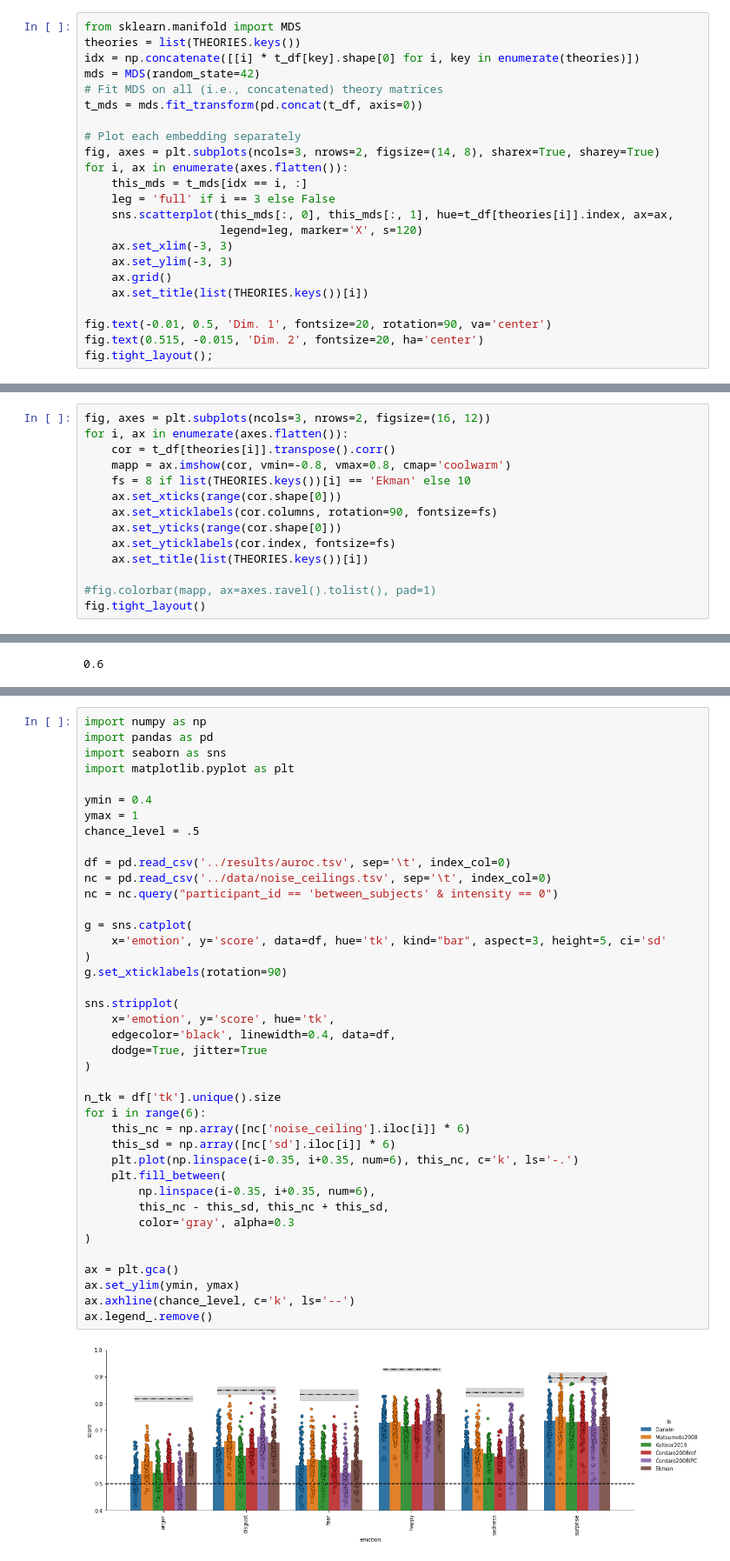
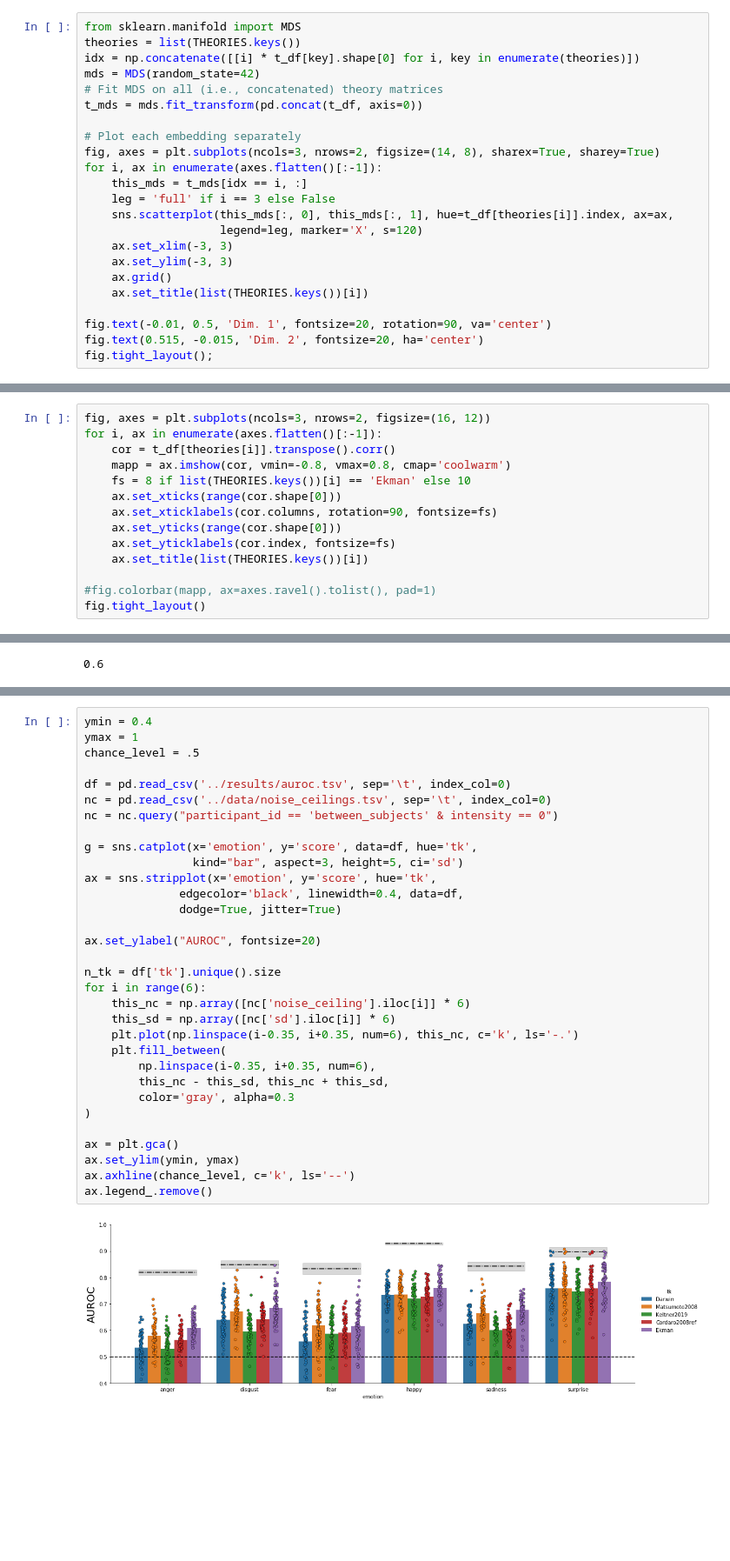
Before and after one commit to lukassnoek/hypothesis-kernel-analysis, a Jupyter notebook: notebooks/theory_kernel_analysis.ipynb, the cells around one changed output, grey strips where cells are left out. Shown at 87% size. Drawn from its saved outputs; the diff is of its cells as text; blank space fills up the shorter version.

```diff
--- a/notebooks/theory_kernel_analysis.ipynb
+++ b/notebooks/theory_kernel_analysis.ipynb
@@ -505,7 +534,7 @@ t_mds = mds.fit_transform(pd.concat(t_df, axis=0))
 
 # Plot each embedding separately
 fig, axes = plt.subplots(ncols=3, nrows=2, figsize=(14, 8), sharex=True, sharey=True)
-for i, ax in enumerate(axes.flatten()):
+for i, ax in enumerate(axes.flatten()[:-1]):
     this_mds = t_mds[idx == i, :]
     leg = 'full' if i == 3 else False
     sns.scatterplot(this_mds[:, 0], this_mds[:, 1], hue=t_df[theories[i]].index, ax=ax,
@@ -524,7 +553,7 @@ fig.tight_layout();
 And yet another way to visualize the relation of the different configurations is to look at their (high-dimensional) similarity (instead of looking at distances, as is done with MDS):
 # %%
 fig, axes = plt.subplots(ncols=3, nrows=2, figsize=(16, 12))
-for i, ax in enumerate(axes.flatten()):
+for i, ax in enumerate(axes.flatten()[:-1]):
     cor = t_df[theories[i]].transpose().corr()
     mapp = ax.imshow(cor, vmin=-0.8, vmax=0.8, cmap='coolwarm')
     fs = 8 if list(THEORIES.keys())[i] == 'Ekman' else 10
@@ -566,42 +632,34 @@ We use data from an existing dataset from Glasgow University which contains 2400
 # %%
-import numpy as np
-import pandas as pd
-import seaborn as sns
-import matplotlib.pyplot as plt
-
 ymin = 0.4
 ymax = 1
 chance_level = .5
 
 df = pd.read_csv('../results/auroc.tsv', sep='\t', index_col=0)
 nc = pd.read_csv('../data/noise_ceilings.tsv', sep='\t', index_col=0)
 nc = nc.query("participant_id == 'between_subjects' & intensity == 0")
 
-g = sns.catplot(
-    x='emotion', y='score', data=df, hue='tk', kind="bar", aspect=3, height=5, ci='sd'
-)
-g.set_xticklabels(rotation=90)
+g = sns.catplot(x='emotion', y='score', data=df, hue='tk',
+                kind="bar", aspect=3, height=5, ci='sd')
+ax = sns.stripplot(x='emotion', y='score', hue='tk',
+              edgecolor='black', linewidth=0.4, data=df,
+              dodge=True, jitter=True)
 
-sns.stripplot(
-    x='emotion', y='score', hue='tk',
-    edgecolor='black', linewidth=0.4, data=df,
-    dodge=True, jitter=True
-)
+ax.set_ylabel("AUROC", fontsize=20)
 
 n_tk = df['tk'].unique().size
 for i in range(6):
     this_nc = np.array([nc['noise_ceiling'].iloc[i]] * 6)
     this_sd = np.array([nc['sd'].iloc[i]] * 6)
     plt.plot(np.linspace(i-0.35, i+0.35, num=6), this_nc, c='k', ls='-.')
     plt.fill_between(
         np.linspace(i-0.35, i+0.35, num=6),
         this_nc - this_sd, this_nc + this_sd,
         color='gray', alpha=0.3
 )
 
 ax = plt.gca()
 ax.set_ylim(ymin, ymax)
 ax.axhline(chance_level, c='k', ls='--')
 ax.legend_.remove()
 # %% [output]
-[figure, old version]
+[figure, new version]
```
Also changed, not shown: parts of 35 cells of this notebook.
